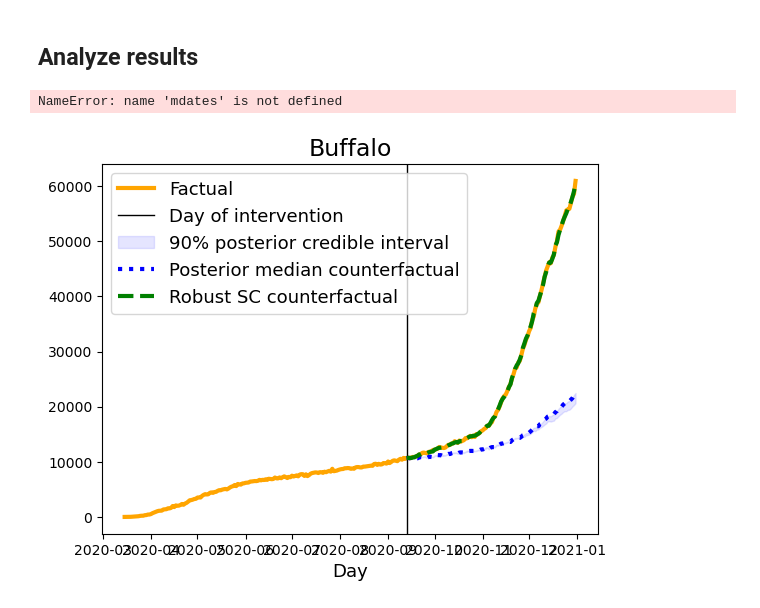
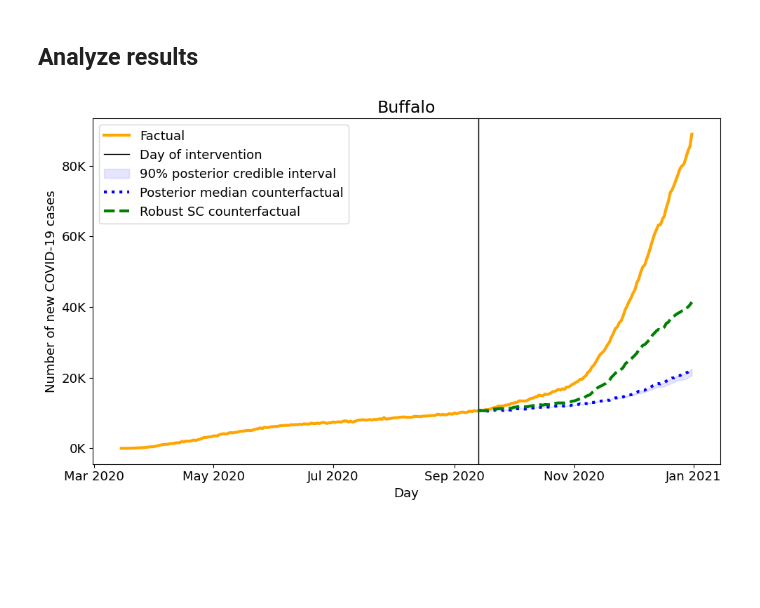
Before and after one commit to Joshuashou/Synthetic-Control-Paper-Model, a Jupyter notebook: src/semi_synthetic_experiment.ipynb, the cells around one changed output. Saved outputs shown, nothing was run; the diff lists cells and outputs as text; code cells hidden in the pictures; blank space fills up the shorter version.

```diff
--- a/src/semi_synthetic_experiment.ipynb
+++ b/src/semi_synthetic_experiment.ipynb
@@ -178,7 +178,7 @@ SYNTH_SUPDIR = Path('/net/projects/schein-lab/jshou/synth_dat')
 
 # find posterior_sample_file
 posterior_sample_files = list(SYNTH_SUPDIR.walkfiles('*posterior_samples.npz'))
-posterior_sample_file = posterior_sample_files[0]
+posterior_sample_file = posterior_sample_files[1]
 posterior_samples = np.load(posterior_sample_file)
 Z_samples = posterior_samples['Z']
 
@@ -219,6 +219,10 @@ for Z in tqdm(Z_samples):
     counterfactual_preds.append(cf_pred)
 counterfactual_preds = np.array(counterfactual_preds)
 # %%
+# import mdates
+import matplotlib.dates as mdates
+import matplotlib.ticker as ticker
+
 
 def plot_counterfactual_trajectories(total_pivot, intervention_t, counterfactual_preds, rsc_test_pred, team, fig_path=None):
     all_outcomes_TN = total_pivot.values
@@ -244,7 +248,7 @@ def plot_counterfactual_trajectories(total_pivot, intervention_t, counterfactual
     ax.xaxis.set_major_locator(mdates.MonthLocator(bymonth=[1, 3, 5, 7, 9, 11]))  # Every month
     ax.xaxis.set_major_formatter(mdates.DateFormatter('%b %Y'))  # Month and year
     # Format y-ticks to show 'K' for thousands
-    def thousands_formatter(x):
+    def thousands_formatter(x, pos):
         return '%1.0fK' % (x*1e-3)
     ax.yaxis.set_major_formatter(ticker.FuncFormatter(thousands_formatter))
     plt.xticks(fontsize=13)
@@ -259,15 +263,11 @@ def plot_counterfactual_trajectories(total_pivot, intervention_t, counterfactual
     else:
         plt.show()
 # %%
-plot_counterfactual_trajectories(total_pivot, intervention_t, counterfactual_preds, true_counterfactuals, team, fig_path=None)
-
-
-# dates = total_pivot.index
-# plt.plot(dates, all_outcomes_TN[:, -1])
-# plt.plot(dates[intervention_t:], true_counterfactuals)
-
-
-# counterfactual_preds[-1]
+plot_counterfactual_trajectories(total_pivot,
+                                 intervention_t,
+                                 counterfactual_preds,
+                                 true_counterfactuals,
+                                 team,
+                                 fig_path=None)
 # %% [output]
-NameError: name 'mdates' is not defined
-[figure, old version]
+[figure, new version]
```
Also changed, not shown: 1 other file.
